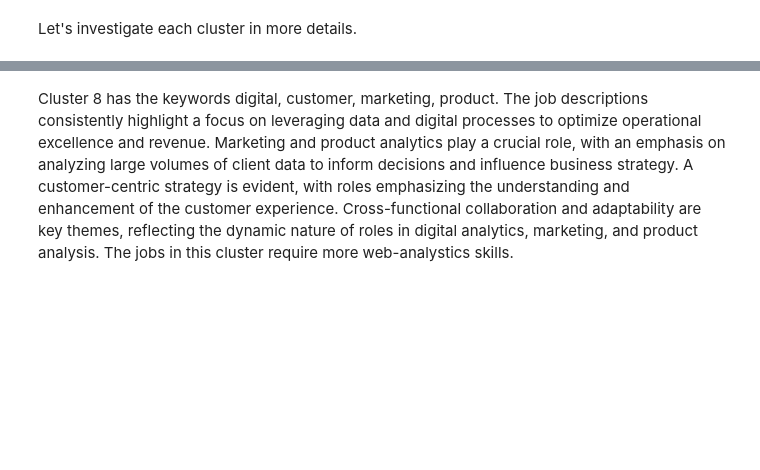
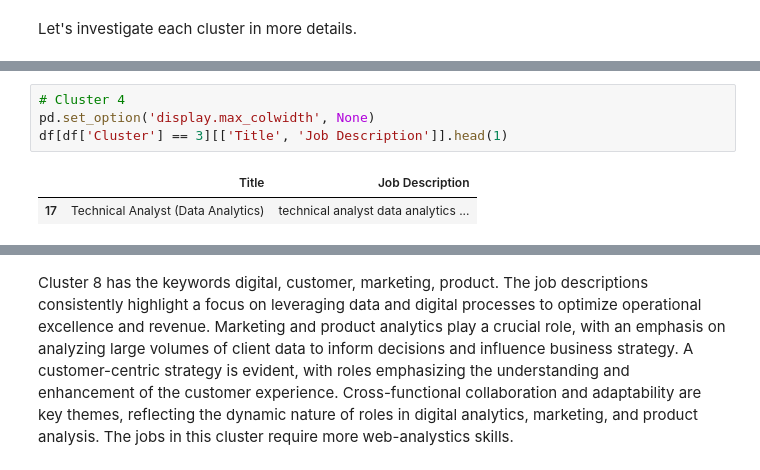
Before and after one commit to natalia00kr/Projects, a Jupyter notebook: Project 3_Web scraping.ipynb, the cells around one changed output, grey strips where cells are left out. Saved outputs shown, nothing was run; the diff lists cells and outputs as text; blank space fills up the shorter version.

```diff
--- a/Project 3_Web scraping.ipynb
+++ b/Project 3_Web scraping.ipynb
@@ -615,0 +489,7 @@ df[df['Cluster'] == 7][['Title', 'Job Description']].head(10)
+# %%
+# Cluster 4
+pd.set_option('display.max_colwidth', None)
+df[df['Cluster'] == 3][['Title', 'Job Description']].head(1)
+# %% [output]
+|  | Title | Job Description |
+| 17 | Technical Analyst (Data Analytics) | technical analyst data analytics ... |
```
Also changed, not shown: parts of 44 cells of this notebook.
